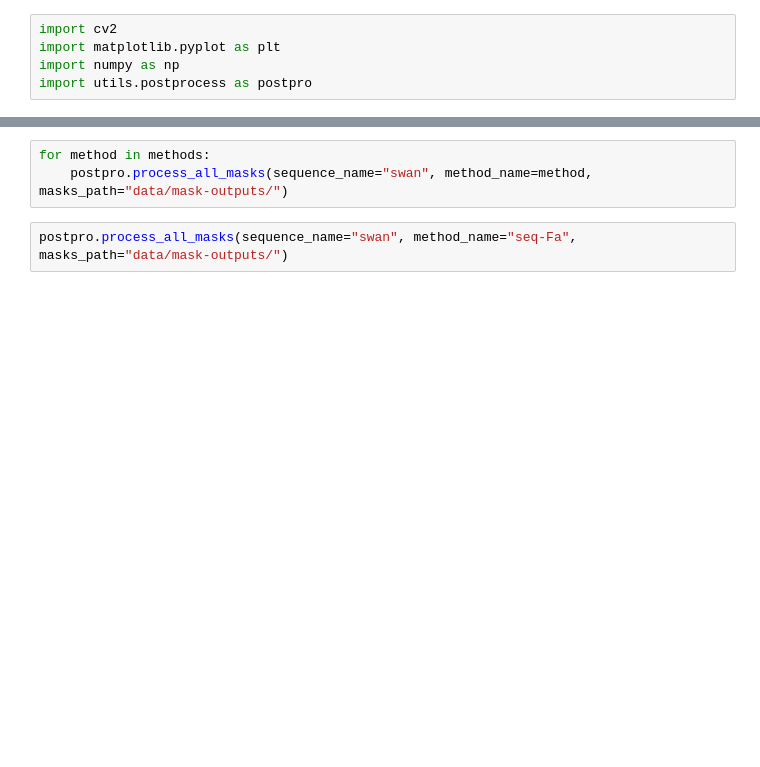
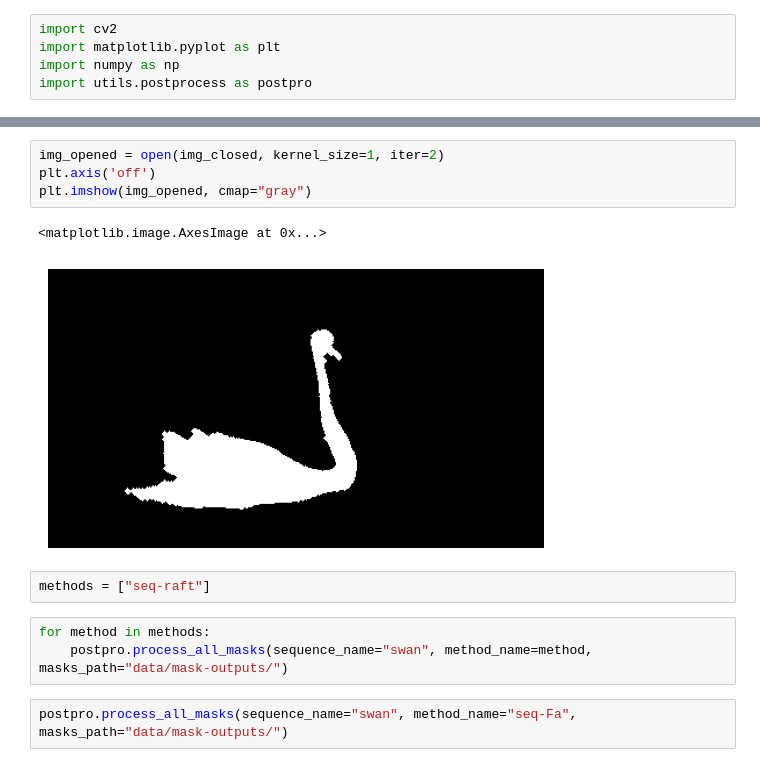
Before and after one commit to GGomez99/Optical-Flow-Motion-Estimation-Project, a Jupyter notebook: postprocessing.ipynb, the cells around one changed output, grey strips where cells are left out. Saved outputs shown, nothing was run; the diff lists cells and outputs as text; blank space fills up the shorter version.

```diff
--- a/postprocessing.ipynb
+++ b/postprocessing.ipynb
@@ -50,3 +63,12 @@ methods = ["direct-HS", "seq-HS", "direct-LK", "seq-LK", "direct-Fa", "seq-Fa"]
+# %%
+img_opened = open(img_closed, kernel_size=1, iter=2)
+plt.axis('off')
+plt.imshow(img_opened, cmap="gray")
+# %% [output]
+<matplotlib.image.AxesImage at 0x...>
+[figure, added]
+# %%
+methods = ["seq-raft"]
 # %%
 for method in methods:
     postpro.process_all_masks(sequence_name="swan", method_name=method, masks_path="data/mask-outputs/")
```
Also changed, not shown: parts of 5 cells of this notebook, 9 other files.
